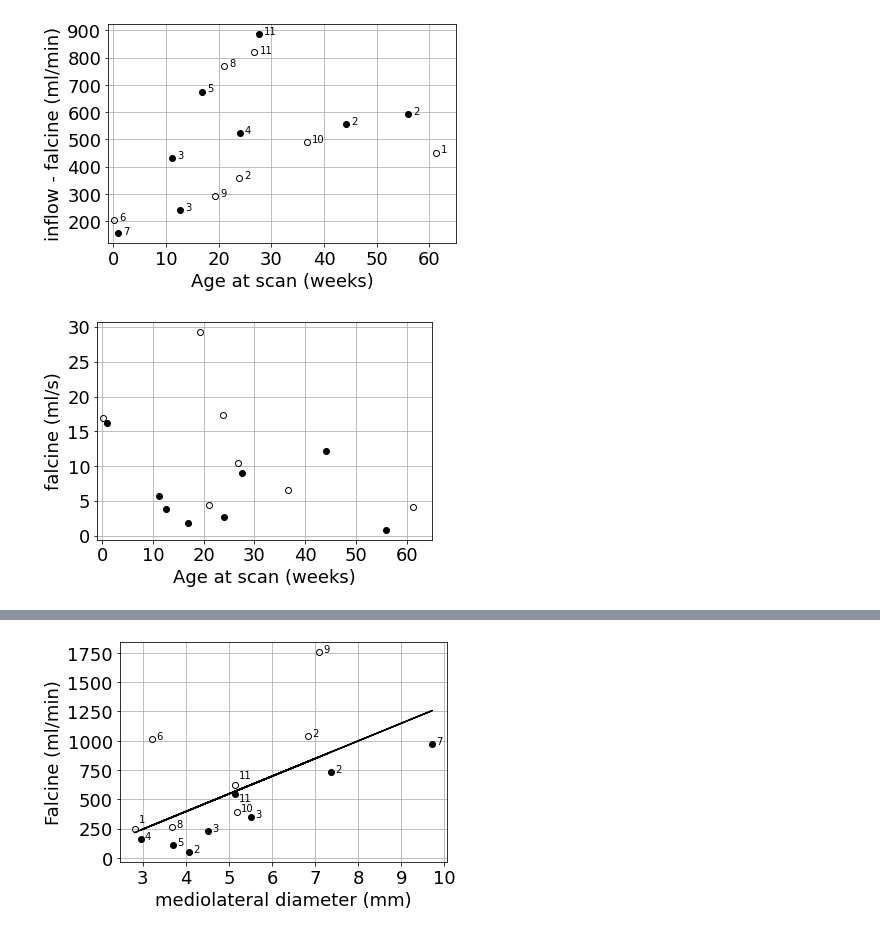
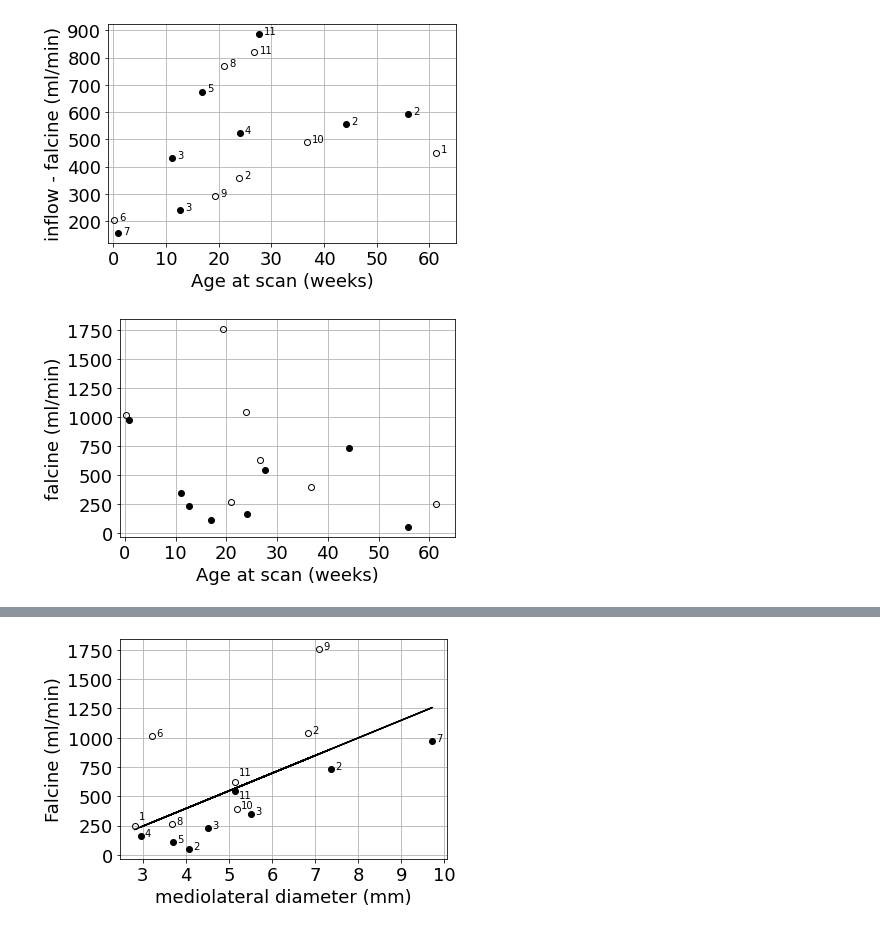
Before and after one commit to dittothat/vogm_4dflow, a Jupyter notebook: VOGM_manuscript_analysis.ipynb, the cells around one changed output, grey strips where cells are left out. Saved outputs shown, nothing was run; the diff lists cells and outputs as text; code cells hidden in the pictures.

Commit message:
Final AJNR submission
This generated the figures for the final AJNR submission after the first round of reviews.

```diff
--- a/VOGM_manuscript_analysis.ipynb
+++ b/VOGM_manuscript_analysis.ipynb
@@ -304,18 +287,18 @@ fig.savefig('fig3b_excld12.png')
 # %%
 ## Inflow-flacine versus GA
 
 # plt.plot(T['age_at_scan_weeks'], T['SSS']*60, 'ko')
-plt.plot(T.loc[T['embo']==0, 'age_at_scan_weeks'], T.loc[T['embo']==0, 'falcine'], 'ko', fillstyle='none',)
-plt.plot(T.loc[T['embo']==1, 'age_at_scan_weeks'], T.loc[T['embo']==1, 'falcine'], 'ko')
+plt.plot(T.loc[T['embo']==0, 'age_at_scan_weeks'], T.loc[T['embo']==0, 'falcine']*60, 'ko', fillstyle='none',)
+plt.plot(T.loc[T['embo']==1, 'age_at_scan_weeks'], T.loc[T['embo']==1, 'falcine']*60, 'ko')
 plt.xlabel('Age at scan (weeks)', fontsize=18)
-plt.ylabel('falcine (ml/s)', fontsize=18)
+plt.ylabel('falcine (ml/min)', fontsize=18)
 # plt.ylim([-20, 300])
 plt.xlim([-1, 65])
 plt.xticks(fontsize=18)
 plt.yticks(fontsize=18)
 plt.grid()
 # %% [output]
-[figure, old version]
+[figure, new version]
 # %%
 # Falcine models
 
```
Also changed, not shown: parts of 20 cells of this notebook.
